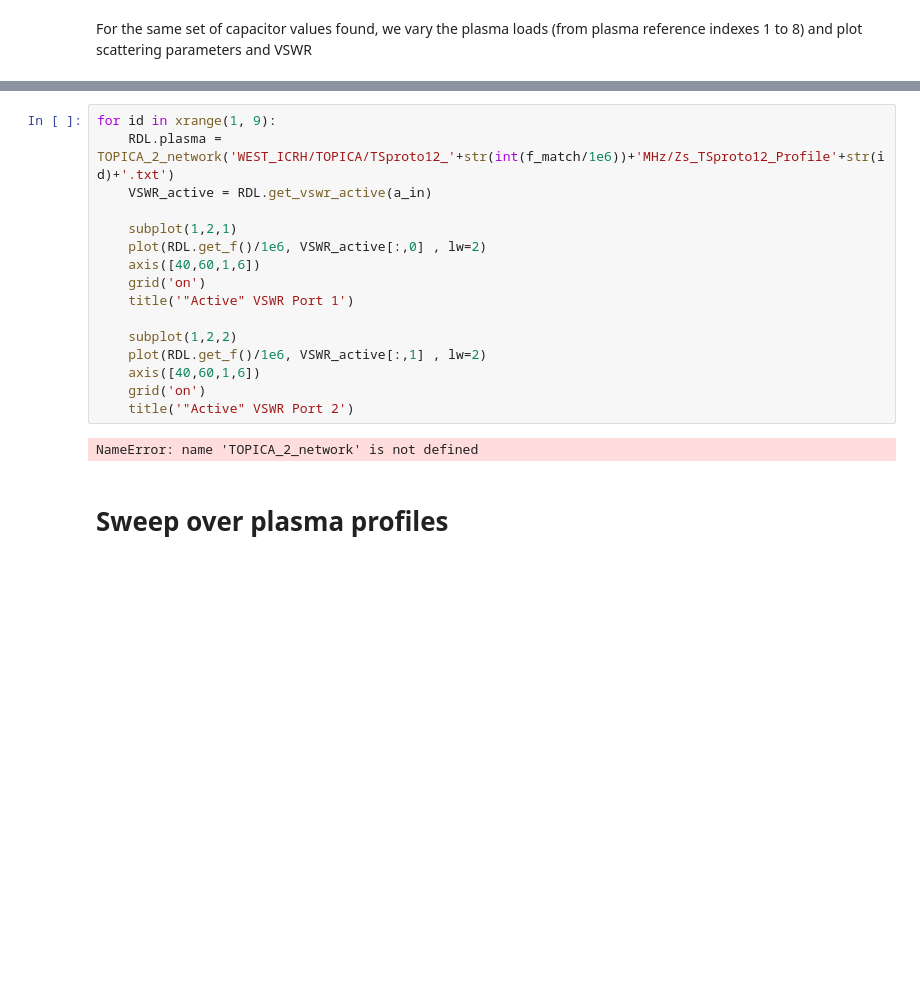
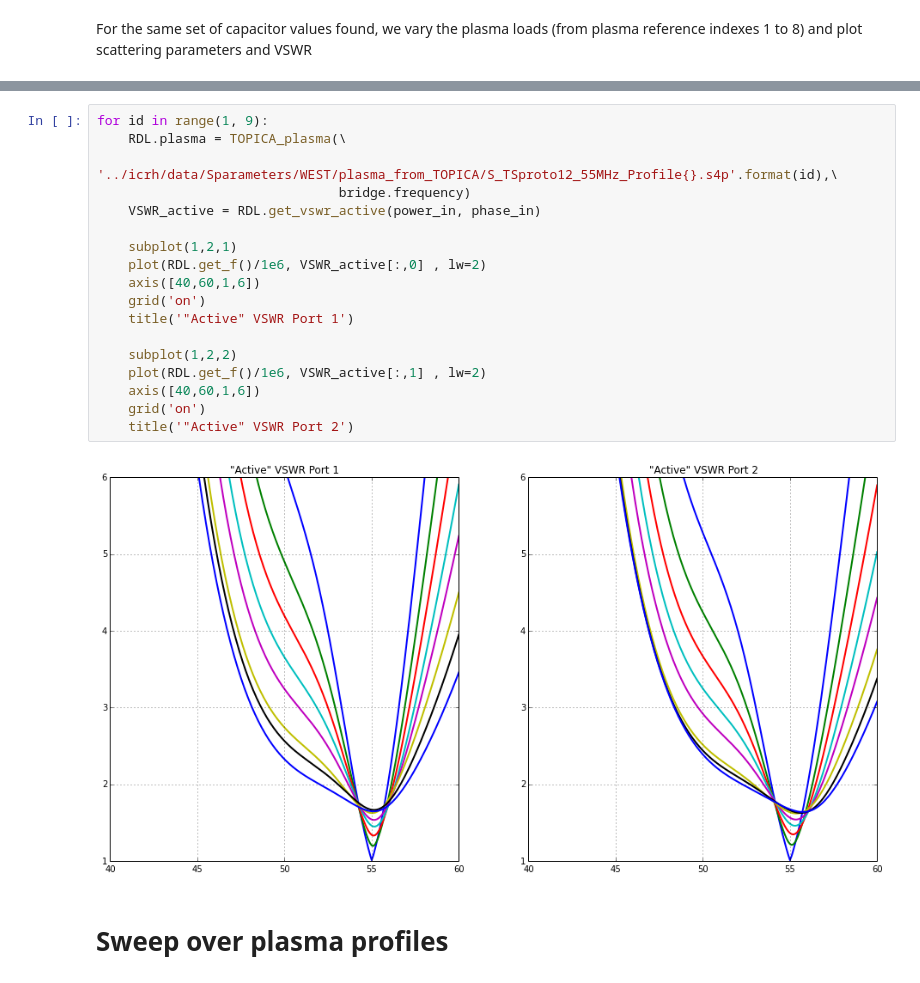
Before and after one commit to Hash--/ICRH, a Jupyter notebook: notebooks/RDL_matching_TOPICA.ipynb, the cells around one changed output, grey strips where cells are left out. Cells and saved outputs as stored; diff of their text form; blank space fills up the shorter version.

```diff
--- a/notebooks/RDL_matching_TOPICA.ipynb
+++ b/notebooks/RDL_matching_TOPICA.ipynb
@@ -111,21 +105,23 @@ NameError: name 'TOPICA_2_network' is not defined
 # %%
-for id in xrange(1, 9):
-    RDL.plasma = TOPICA_2_network('WEST_ICRH/TOPICA/TSproto12_'+str(int(f_match/1e6))+'MHz/Zs_TSproto12_Profile'+str(id)+'.txt')
-    VSWR_active = RDL.get_vswr_active(a_in)
+for id in range(1, 9):
+    RDL.plasma = TOPICA_plasma(\
+                               '../icrh/data/Sparameters/WEST/plasma_from_TOPICA/S_TSproto12_55MHz_Profile{}.s4p'.format(id),\
+                               bridge.frequency)
+    VSWR_active = RDL.get_vswr_active(power_in, phase_in)
 
     subplot(1,2,1)
     plot(RDL.get_f()/1e6, VSWR_active[:,0] , lw=2)
     axis([40,60,1,6])
     grid('on')
     title('"Active" VSWR Port 1')
 
     subplot(1,2,2)
     plot(RDL.get_f()/1e6, VSWR_active[:,1] , lw=2)
     axis([40,60,1,6])
     grid('on')
     title('"Active" VSWR Port 2')
 # %% [output]
-NameError: name 'TOPICA_2_network' is not defined
+[figure, added]
 # %% [markdown]
 # Sweep over plasma profiles
 # %% [markdown]
```
Also changed, not shown: parts of 16 cells of this notebook, 4 other files.
